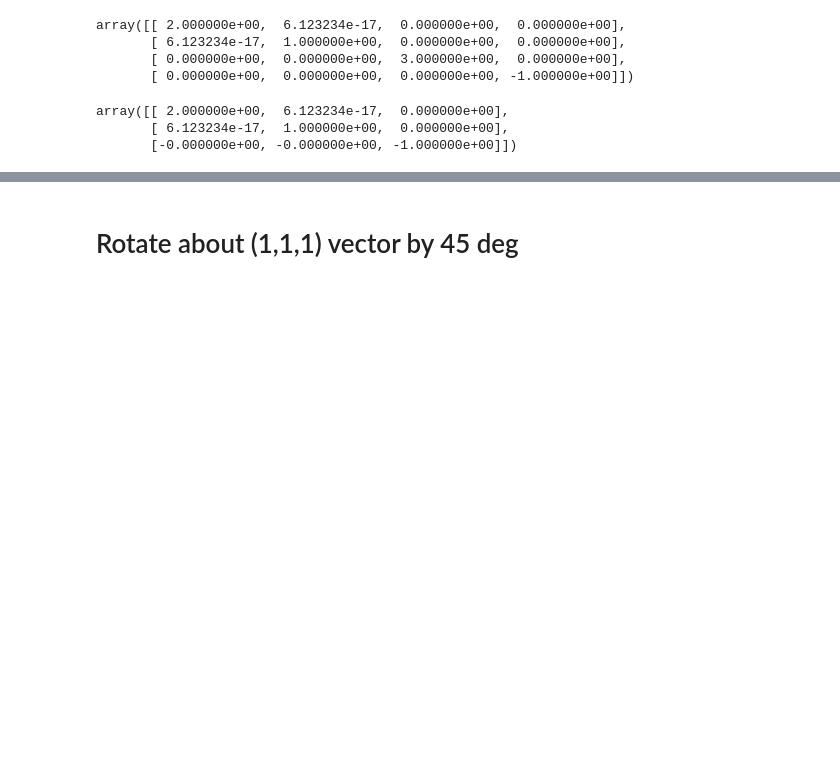
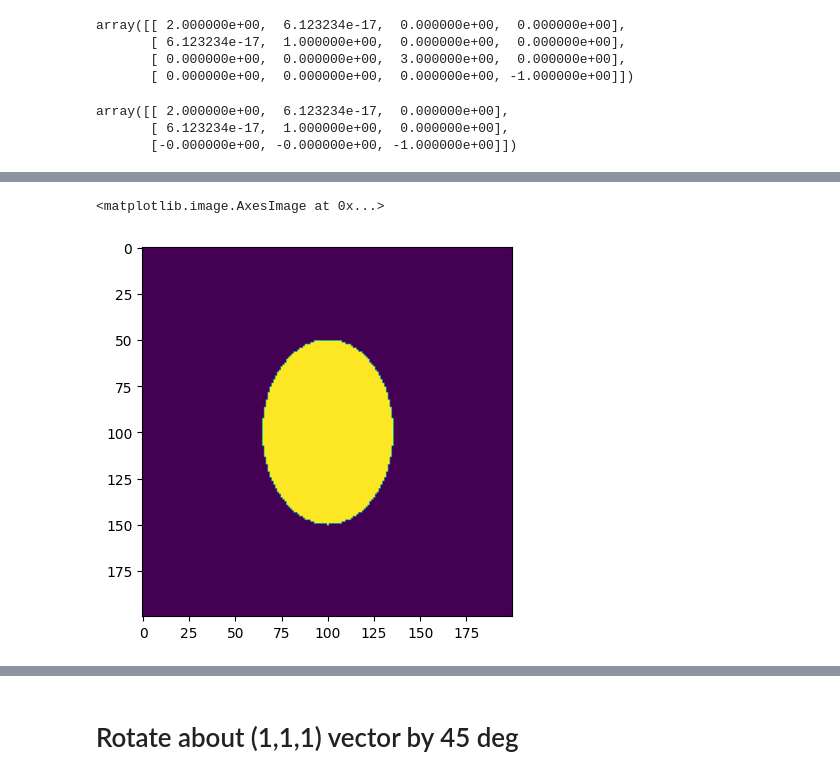
Before and after one commit to h-alvarenga/simSPI, a Jupyter notebook: notebooks/ellipsoid_project.ipynb, the cells around one changed output, grey strips where cells are left out. Drawn from its saved outputs; the diff is of its cells as text; code cells hidden in the pictures; blank space fills up the shorter version.

```diff
--- a/notebooks/ellipsoid_project.ipynb
+++ b/notebooks/ellipsoid_project.ipynb
@@ -96,0 +145,11 @@ array([[ 2.000000e+00,  6.123234e-17,  0.000000e+00],
+# %%
+a, b = 10, 10
+step_x, step_y = 0.1, 0.1
+x_mesh, y_mesh = np.meshgrid(np.arange(-a,a,step=step_x),np.arange(-b,b,step=step_y))
+x, y = x_mesh, y_mesh
+rad=5
+el = (nx*nx+nz*nz)*x*x + 2*nx*ny*x*y + (nz*nz+ny*ny)*y*y - nz*nz*rad*rad < 0
+plt.imshow(el)
+# %% [output]
+<matplotlib.image.AxesImage at 0x...>
+[figure, added]
```
Also changed, not shown: parts of 48 cells of this notebook.
